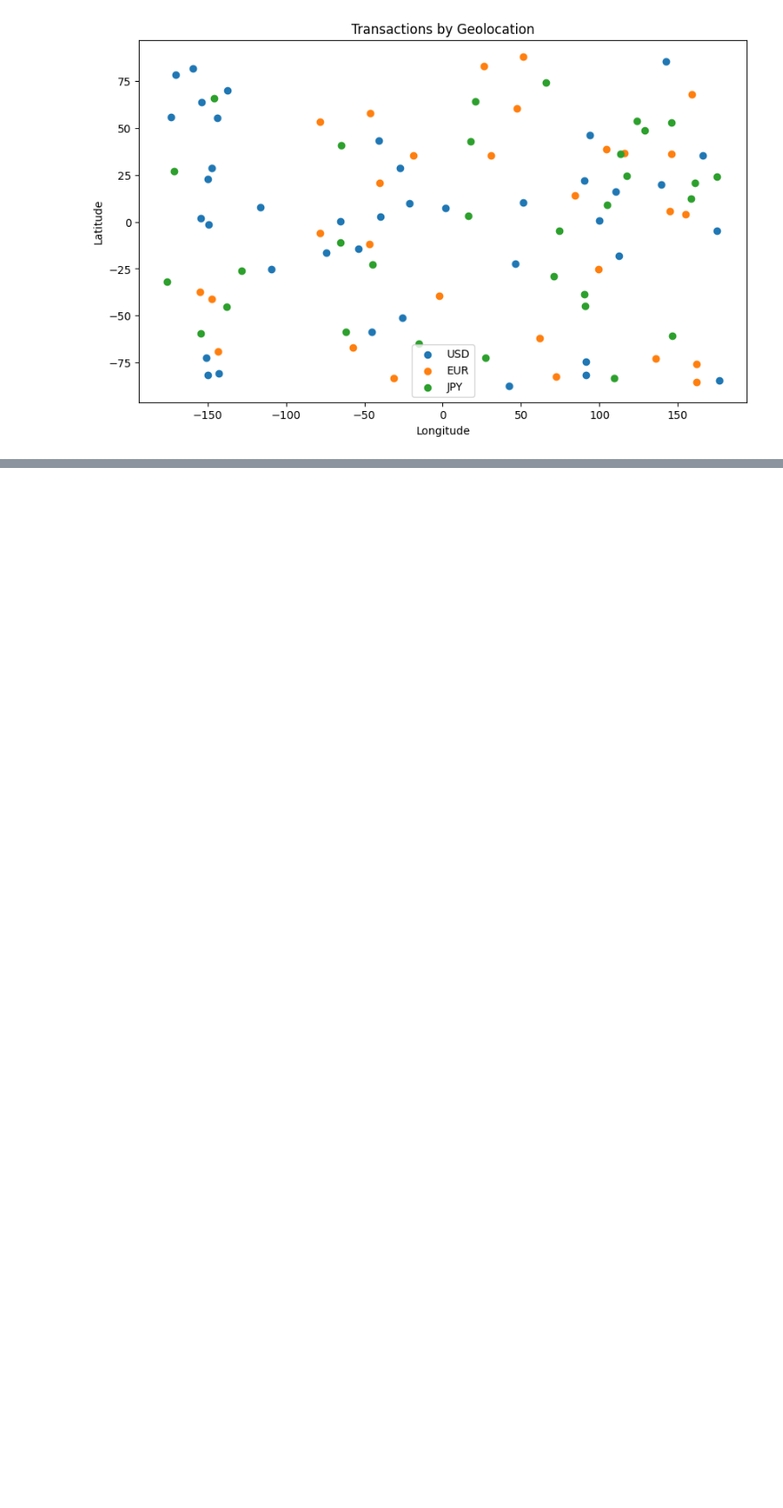
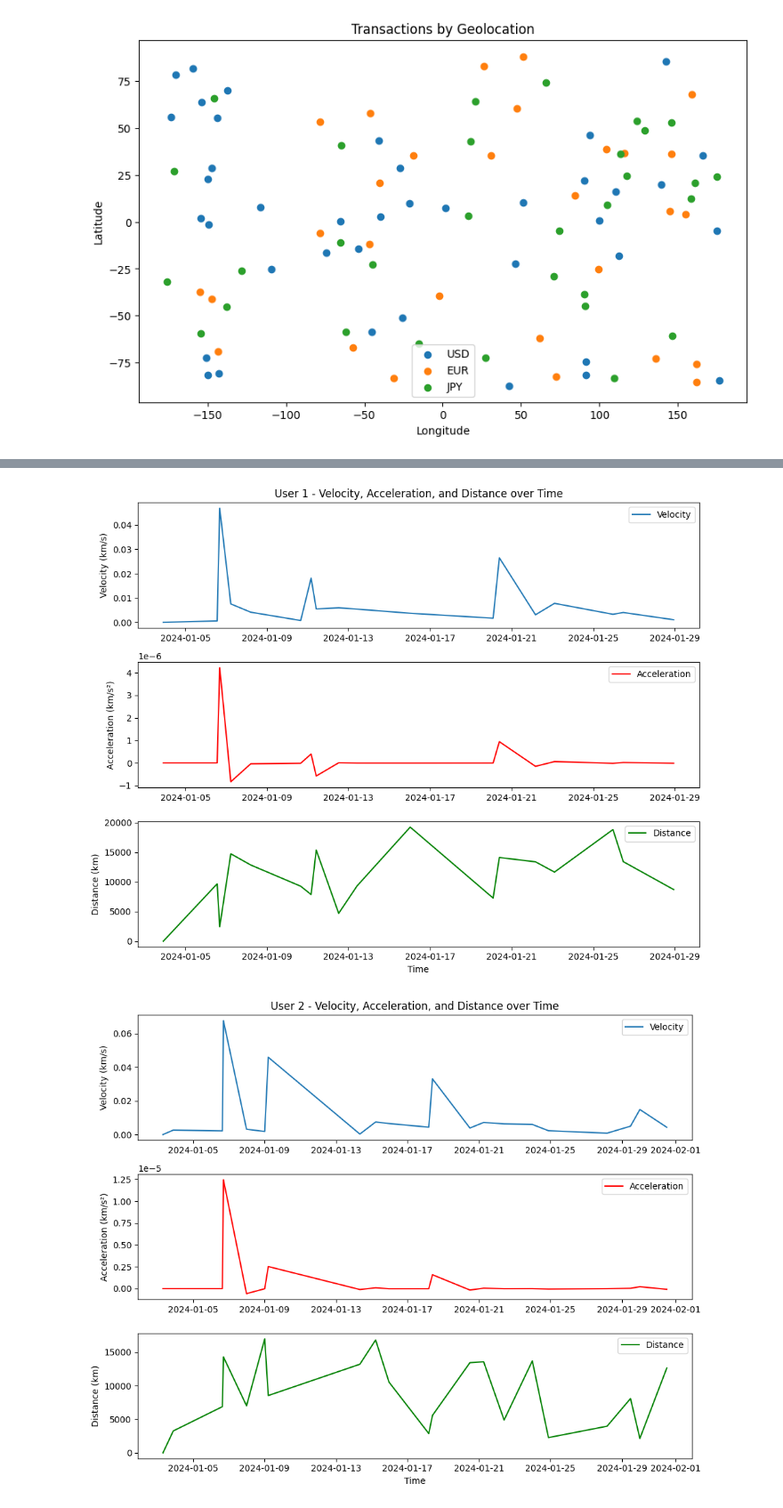
Before and after one commit to ursa-mikail/python_activity_monitoring, a Jupyter notebook: activity_monitoring.ipynb, the cells around one changed output, grey strips where cells are left out. Shown at 89% size. Drawn from its saved outputs; the diff is of its cells as text; code cells hidden in the pictures; blank space fills up the shorter version.

```diff
--- a/activity_monitoring.ipynb
+++ b/activity_monitoring.ipynb
@@ -356,3 +354,15 @@ plot_graphs(df)
 [figure]
 [figure]
 [figure]
+# %%
+csv_file_path = './sample_data/synthetic_transactions.csv'
+
+dataFrame = generate_synthetic_transaction_data()
+dataFrame_to_CSV(dataFrame, csv_file_path)
+dataFrame = CSV_to_dataFrame(csv_file_path)
+
+df_attributes = calculate_velocity_acceleration_distance(dataFrame)
+print(df_attributes.head())
+
+plot_graphs(df_attributes)
+# %% [output]
@@ -358,0 +386,2 @@ plot_graphs(df)
+[figure, added]
+[figure, added]
```
Also changed, not shown: parts of 5 cells of this notebook.
